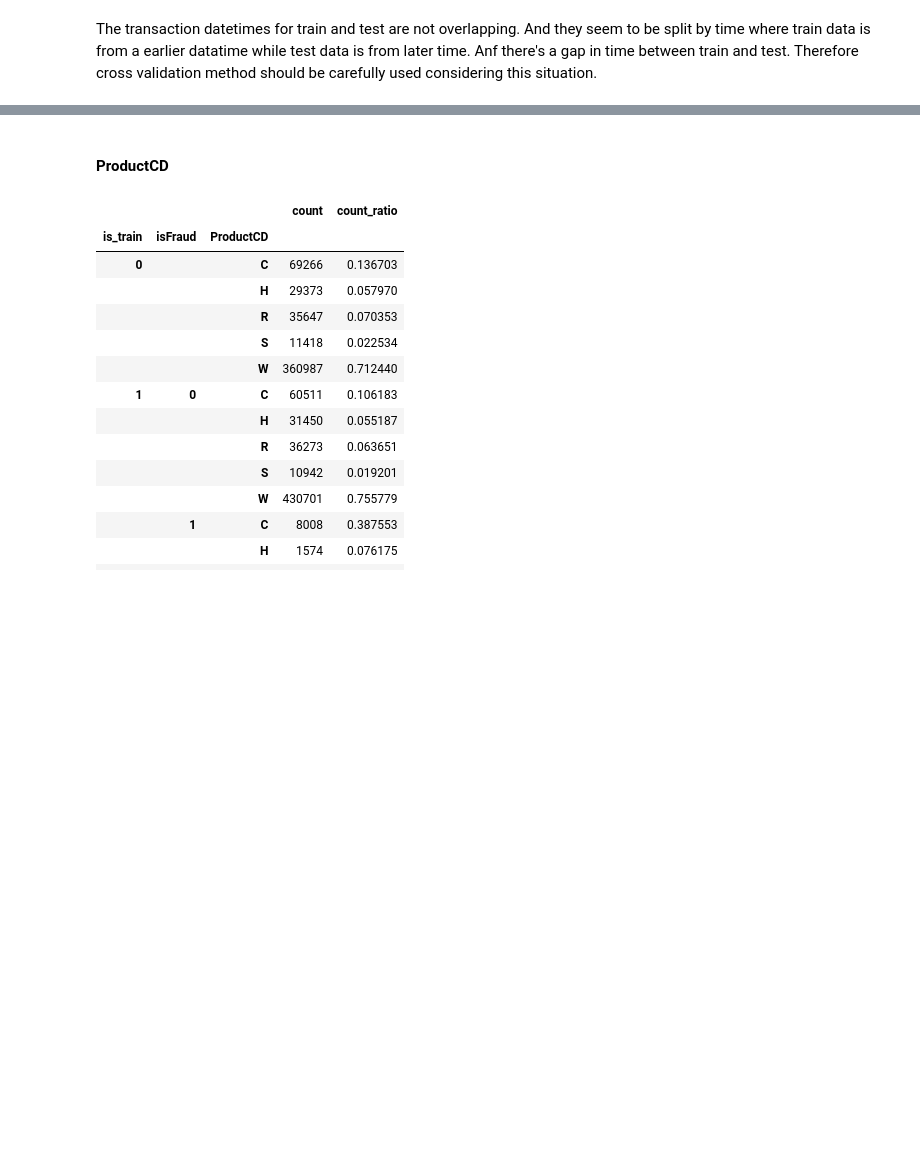
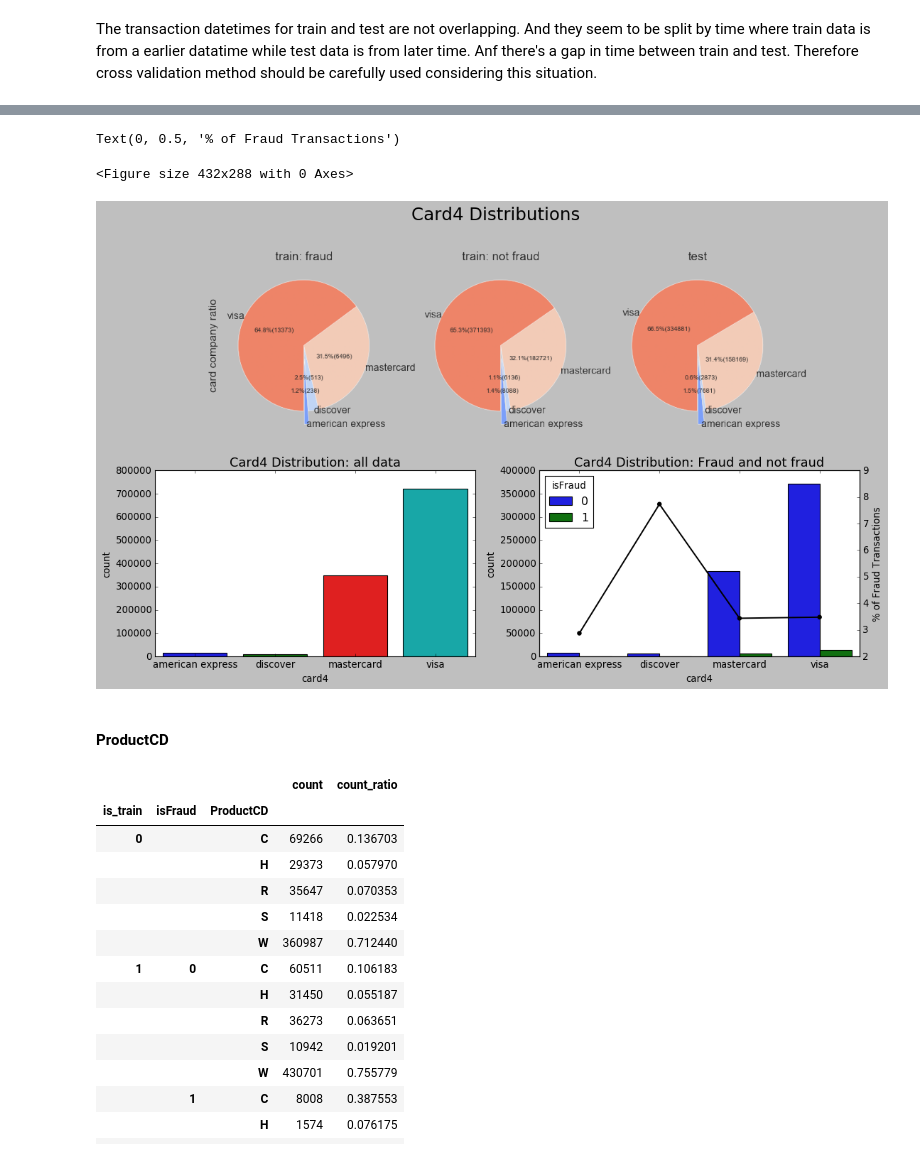
Before and after one commit to xinquan-wang/IEEE-CIS_Fraud_Detection, a Jupyter notebook: IEEE-CIS Fraud Detection.ipynb, the cells around one changed output, grey strips where cells are left out. Cells and saved outputs as stored; diff of their text form; code cells hidden in the pictures; blank space fills up the shorter version.

```diff
--- a/IEEE-CIS Fraud Detection.ipynb
+++ b/IEEE-CIS Fraud Detection.ipynb
@@ -303,0 +452,5 @@ The transaction datetimes for train and test are not overlapping. And they seem
+# %%
+card4_norm = pd.crosstab(train['card4'], train['isFraud'], normalize='index') * 100
+card4_norm = card4_norm.reset_index()
+card4_norm.rename(columns={0:'Not Fraud', 1:'Fraud'}, inplace=True)
+card4_norm
@@ -304,3 +501,29 @@ The transaction datetimes for train and test are not overlapping. And they seem
+# %%
+import matplotlib.image as mpimg
+pie_chart = mpimg.imread('./Fig/Card_company.png')
+# %%
+plt.tight_layout()
+plt.style.use('classic')
+plt.figure(figsize=(16,9))
+plt.suptitle('Card4 Distributions', fontsize=22)
+
+plt.subplot(211)
+plt.imshow(pie_chart)
+plt.axis('off')
+
+plt.subplot(223)
+g = sns.countplot(x='card4', data=df).set_title('Card4 Distribution: all data', fontsize=16)
+
+plt.subplot(224)
+g1 = sns.countplot(x='card4', data=train, hue='isFraud')
+gt = g1.twinx()
+gt = sns.pointplot(x='card4', y='Fraud', data=card4_norm, color='black', legend=False)
+g1.set_title('Card4 Distribution: Fraud and not fraud', fontsize=16)
+gt.set_ylabel("% of Fraud Transactions")
+# %% [output]
+Text(0, 0.5, '% of Fraud Transactions')
+<Figure size 432x288 with 0 Axes>
+[figure, added]
 # %% [markdown]
 #### ProductCD
 # %%
```
Also changed, not shown: parts of 49 cells of this notebook, 2 other files.
